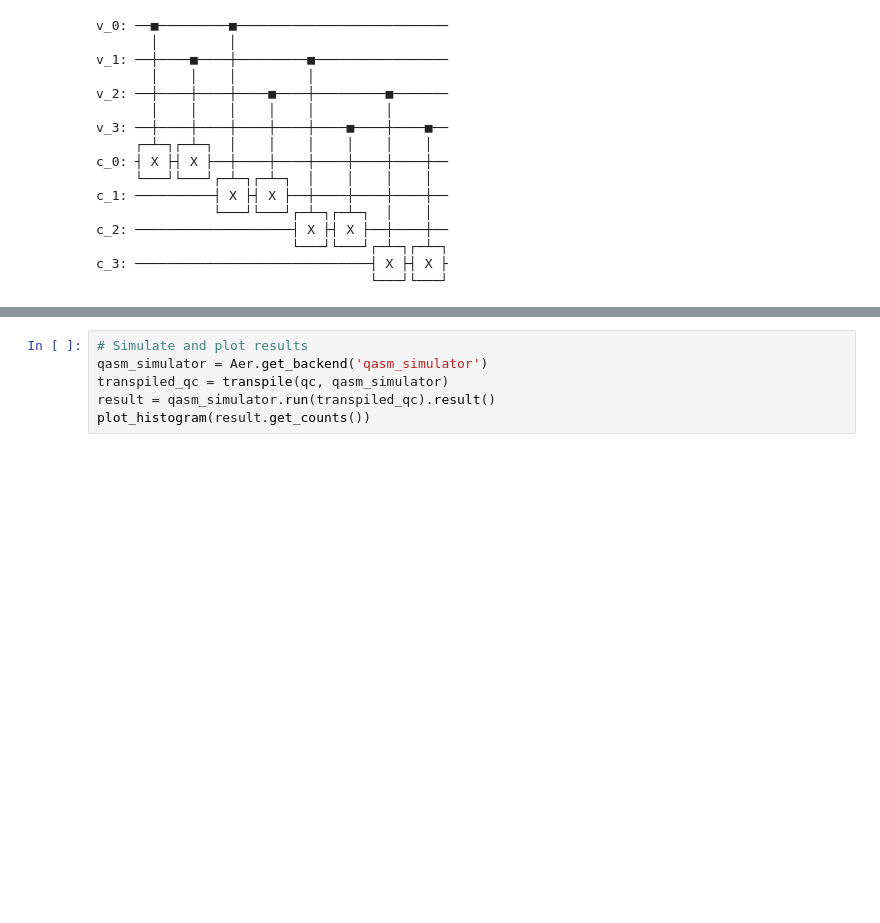
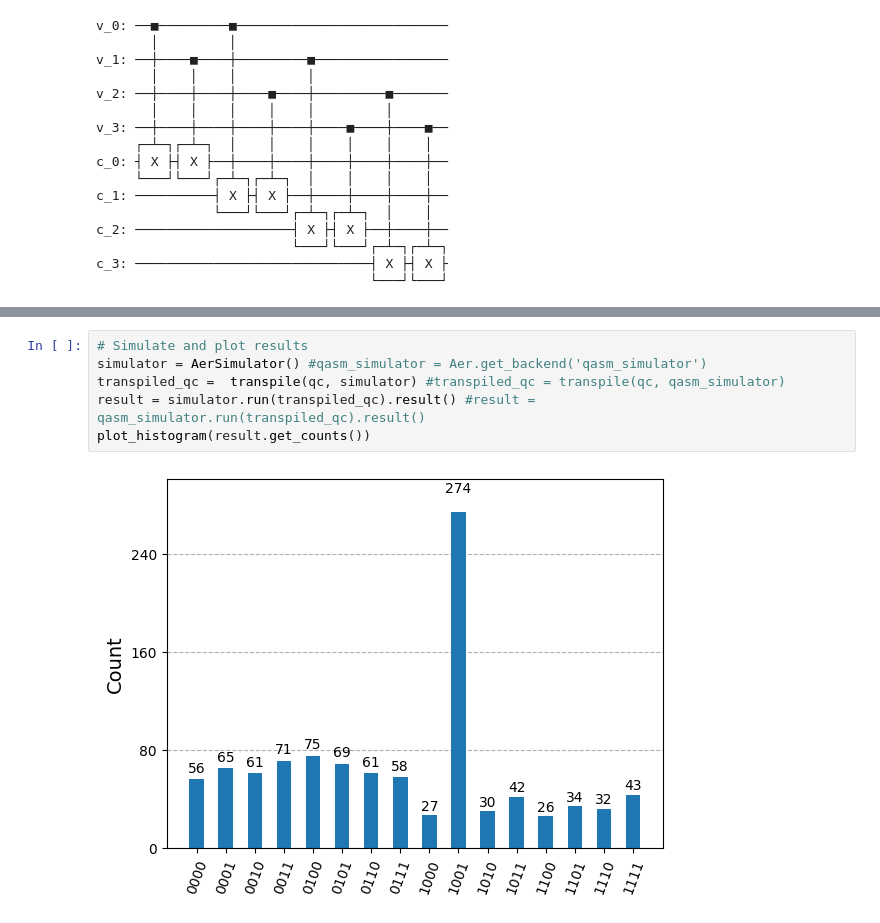
Before and after one commit to hromadka/jobshop, a Jupyter notebook: qsudoku.ipynb, the cells around one changed output, grey strips where cells are left out. Saved outputs shown, nothing was run; the diff lists cells and outputs as text; blank space fills up the shorter version.

```diff
--- a/qsudoku.ipynb
+++ b/qsudoku.ipynb
@@ -209,6 +282,8 @@ qc.draw(fold=-1)
 # %%
 # Simulate and plot results
-qasm_simulator = Aer.get_backend('qasm_simulator')
-transpiled_qc = transpile(qc, qasm_simulator)
-result = qasm_simulator.run(transpiled_qc).result()
+simulator = AerSimulator() #qasm_simulator = Aer.get_backend('qasm_simulator')
+transpiled_qc =  transpile(qc, simulator) #transpiled_qc = transpile(qc, qasm_simulator)
+result = simulator.run(transpiled_qc).result() #result = qasm_simulator.run(transpiled_qc).result()
 plot_histogram(result.get_counts())
+# %% [output]
+[figure, added]
```
Also changed, not shown: parts of 6 cells of this notebook.
